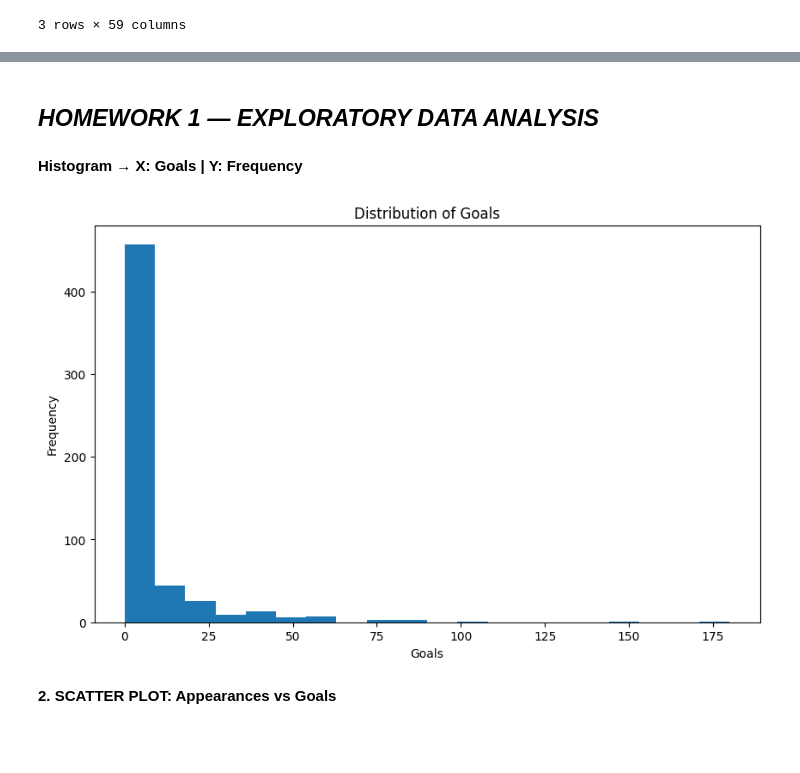
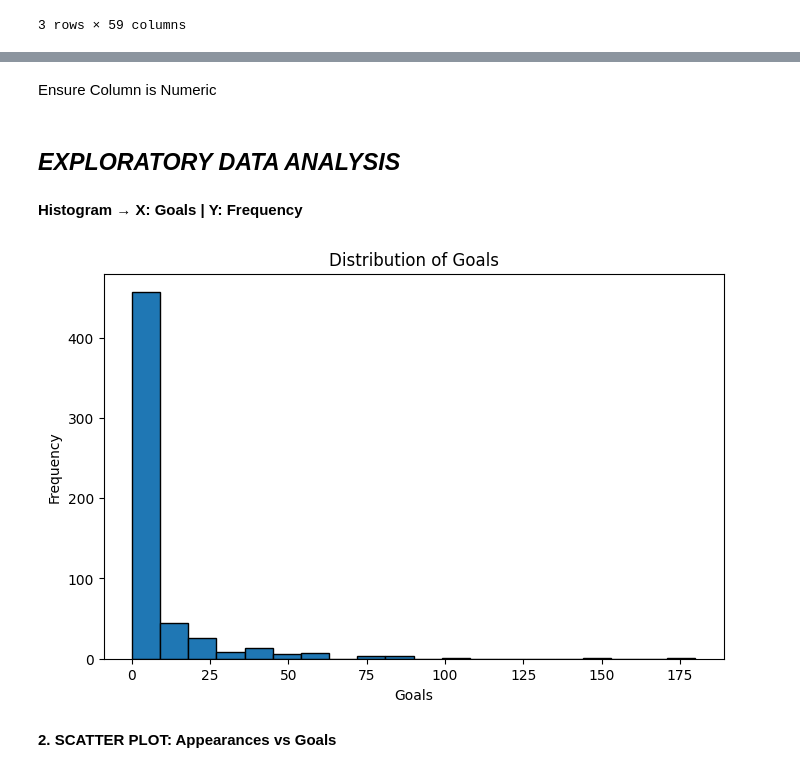
Before and after one commit to springboardmentor1979b-cmyk/ScoreSight---Predicting-EPL-Points-Tally-Top-Scorer, a Jupyter notebook: Vishal_EplScorePrediction.ipynb, the cells around one changed output, grey strips where cells are left out. Cells and saved outputs as stored; diff of their text form; code cells hidden in the pictures; blank space fills up the shorter version.

```diff
--- a/Vishal_EplScorePrediction.ipynb
+++ b/Vishal_EplScorePrediction.ipynb
@@ -248,21 +65,0 @@ Cleaned dataset saved: /content/drive/MyDrive/dataset_cleaned_epl.csv
-# %%
-# Install required packages
-!pip install pandas scikit-learn
-# Import libraries
-import pandas as pd
-from sklearn.preprocessing import OneHotEncoder, LabelEncoder
-
-# Sample dataframe
-data = {
-    'Club': ['Arsenal', 'Chelsea', 'Liverpool', 'Arsenal'],
-    'Position': ['Forward', 'Midfielder', 'Defender', 'Forward'],
-    'Home/Away': ['Home', 'Away', 'Home', 'Away']
-}
-df = pd.DataFrame(data)
-print("Original DataFrame:")
-print(df)
-
-# One-Hot Encoding using pandas get_dummies
-df_encoded = pd.get_dummies(df, columns=['Club', 'Position', 'Home/Away'])
-print("\nOne-Hot Encoded DataFrame:")
-print(df_encoded)
@@ -287,21 +72,21 @@ Original DataFrame:
+# %% [markdown]
+Ensure Column is Numeric
+# %%
+df["Goals"] = pd.to_numeric(df["Goals"], errors="coerce")
+df = df.dropna(subset=["Goals"])
 # %% [markdown]
-## ***HOMEWORK 1 — EXPLORATORY DATA ANALYSIS***
+## ***EXPLORATORY DATA ANALYSIS***
-# %%
-import pandas as pd
-import matplotlib.pyplot as plt
-
-# Make plots bigger
-plt.rcParams['figure.figsize'] = (10, 6)
 # %% [markdown]
 **Histogram → X: Goals | Y: Frequency**
 # %%
-plt.hist(df['Goals'], bins=20)
+plt.figure(figsize=(8,5))
+plt.hist(df['Goals'], bins=20, edgecolor='black')
 plt.xlabel("Goals")
 plt.ylabel("Frequency")
 plt.title("Distribution of Goals")
 plt.show()
 # %% [output]
-[figure, old version]
+[figure, new version]
 # %% [markdown]
 **2. SCATTER PLOT: Appearances vs Goals**
 # %%
```
Also changed, not shown: parts of 96 cells of this notebook.
